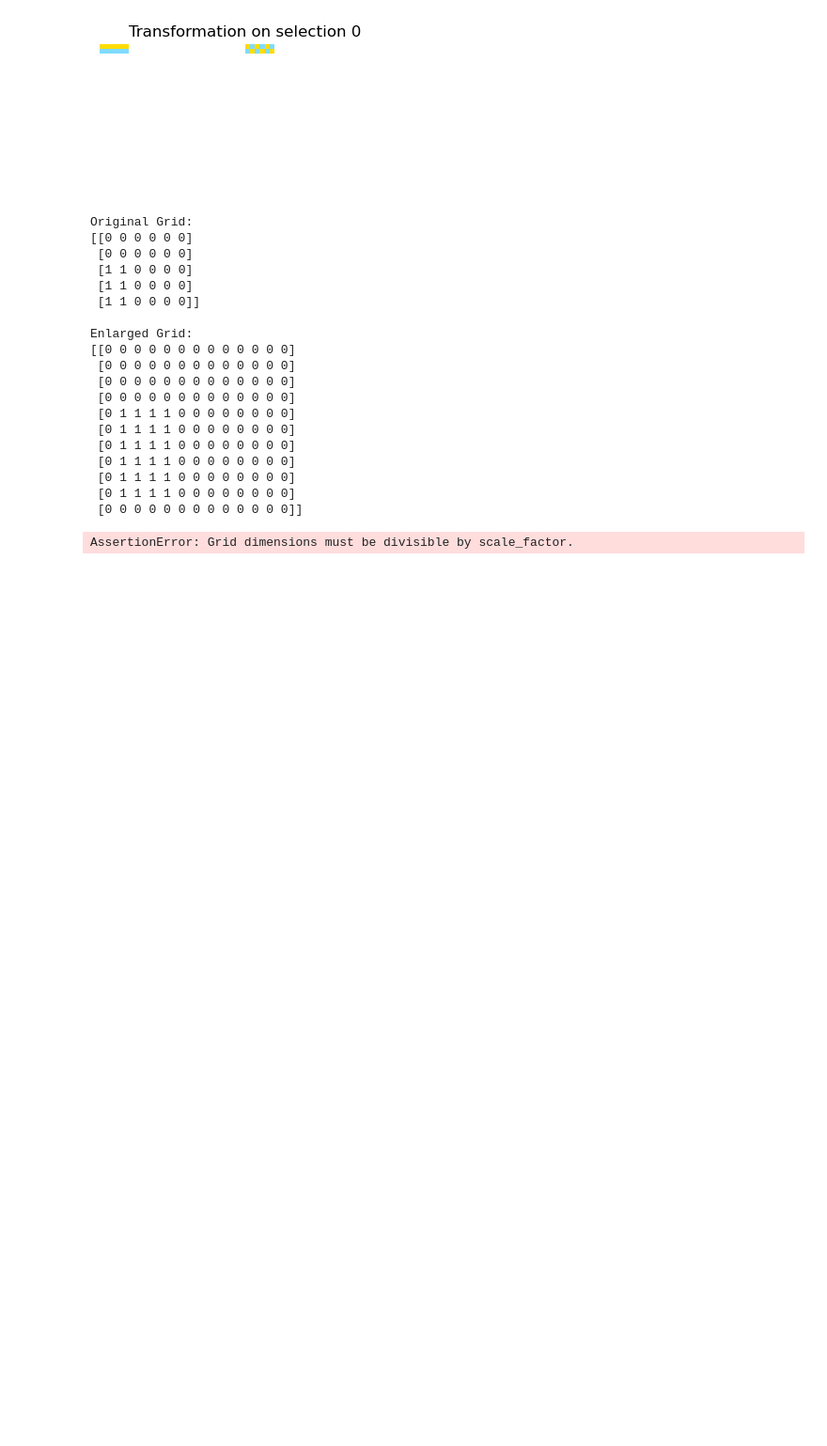
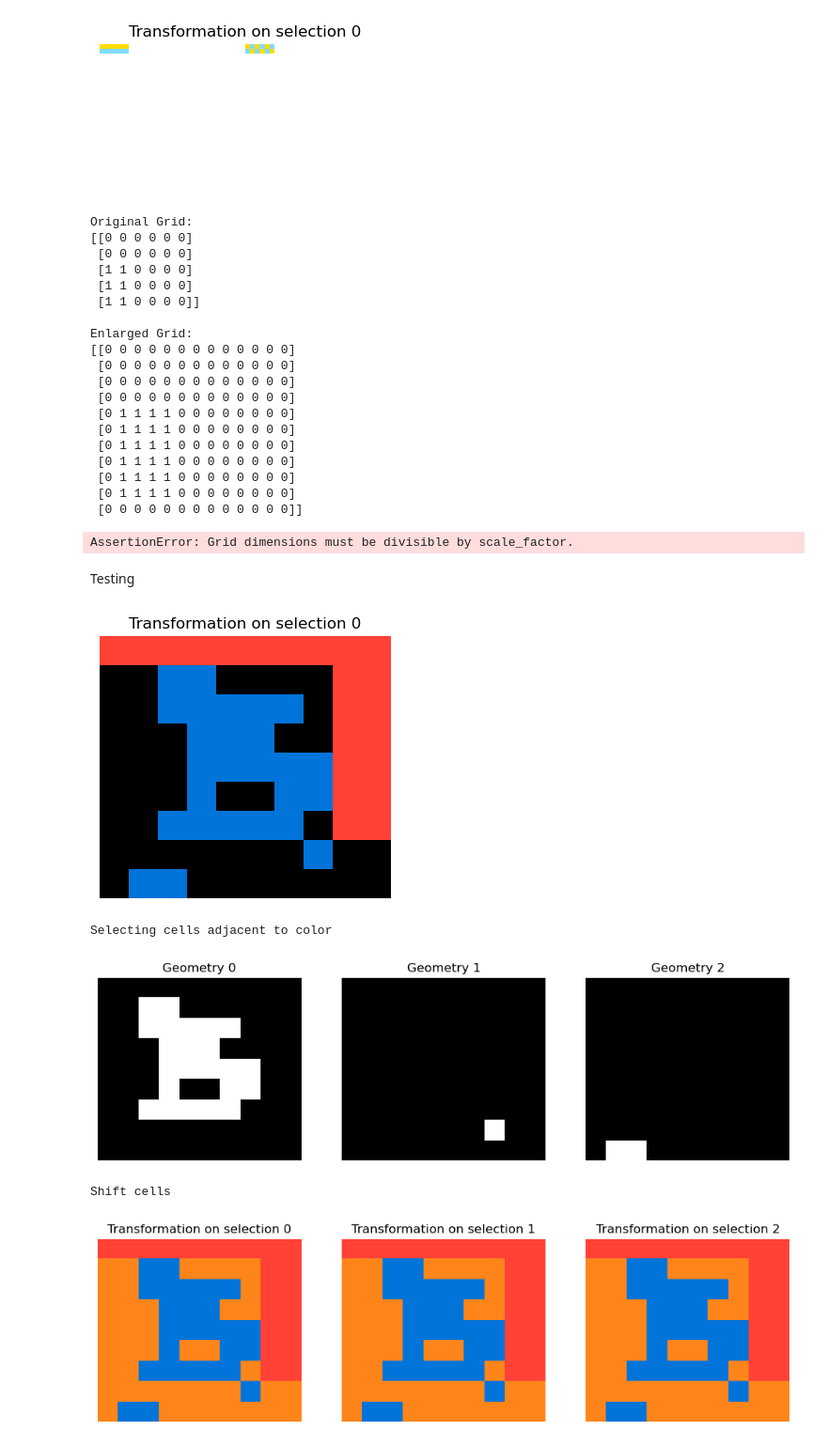
Before and after one commit to francescobraicovich/ARC2, a Jupyter notebook: code/exploration.ipynb, the cells around one changed output. Shown at 94% size. Cells and saved outputs as stored; diff of their text form; code cells hidden in the pictures; blank space fills up the shorter version.

Commit message:
testing area at end of exploration

```diff
--- a/code/exploration.ipynb
+++ b/code/exploration.ipynb
@@ -328,3 +335,40 @@ print("\nEnlarged Grid:")
 print(result.astype(int))  # Convert to int for cleaner printing
 # %% [output]
 AssertionError: Grid dimensions must be divisible by scale_factor.
+# %% [markdown]
+Testing
+# %%
+import numpy as np
+from dsl.select import Selector
+from dsl.transform import Transformer
+from dsl.transform import Transformer
+from dsl.utilities.plot import plot_grid_3d, plot_selection, plot_grid
+
+
+arr = np.array([
+       [2, 2, 2, 2, 2, 2, 2, 2, 2, 2],
+       [0, 0, 1, 1, 0, 0, 0, 0, 2, 2],
+       [0, 0, 1, 1, 1, 1, 1, 0, 2, 2],
+       [0, 0, 0, 1, 1, 1, 0, 0, 2, 2],
+       [0, 0, 0, 1, 1, 1, 1, 1, 2, 2],
+       [0, 0, 0, 1, 0, 0, 1, 1, 2, 2],
+       [0, 0, 1, 1, 1, 1, 1, 0, 2, 2],
+       [0, 0, 0, 0, 0, 0, 0, 1, 0, 0],
+       [0, 1, 1, 0, 0, 0, 0, 0, 0, 0]])
+
+# plot the array as an image
+plot_grid(arr)
+sel = Selector(arr.shape)
+trn = Transformer()
+print('Selecting cells adjacent to color')
+selection4 = sel.select_connected_shapes(arr, 1)
+plot_selection(selection4)
+print('Shift cells')
+transformed5 = trn.change_background_color(arr, selection4,7)
+plot_grid_3d(transformed5)
+# %% [output]
+[figure, added]
+Selecting cells adjacent to color
+[figure, added]
+Shift cells
+[figure, added]
```
Also changed, not shown: parts of 3 cells of this notebook.
